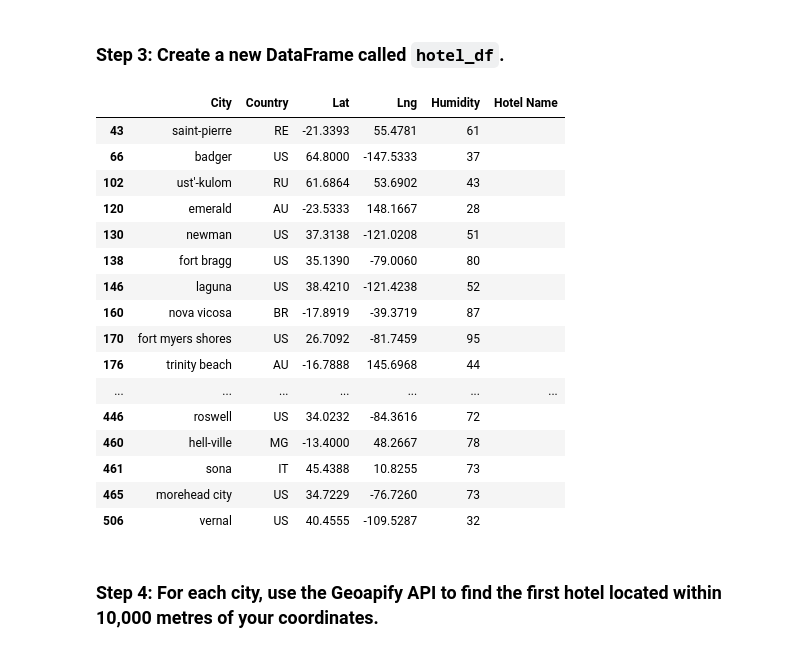
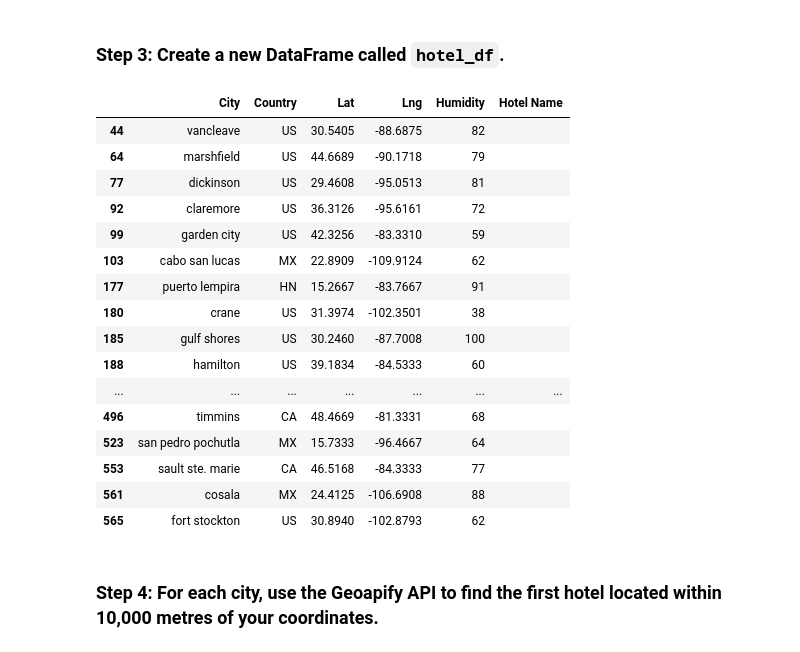
Before and after one commit to lukejjacobs/python-api-challenge, a Jupyter notebook: WeatherPy/VacationPy.ipynb, the cells around one changed output. Saved outputs shown, nothing was run; the diff lists cells and outputs as text; code cells hidden in the pictures.

```diff
--- a/WeatherPy/VacationPy.ipynb
+++ b/WeatherPy/VacationPy.ipynb
@@ -17,7 +17,7 @@ from api_keys import geoapify_key
 [interactive output not drawn]
 # %%
 # Load the CSV file created in Part 1 into a Pandas DataFrame
-city_data_df = pd.read_csv("output_data/cities.csv")
+city_data_df = pd.read_csv(r"C:\Users\lukej\OneDrive\Documents\GitHub\python-api-challenge\output_data\cities.csv")
 
 # Display sample data
 city_data_df.head()
@@ -41,12 +46,19 @@ FileNotFoundError: [Errno 2] No such file or directory: 'output_data/cities.csv'
 ### Step 2: Narrow down the `city_data_df` DataFrame to find your ideal weather condition
 # %%
 # Narrow down cities that fit criteria and drop any results with null values
-# YOUR CODE HERE
+
+temp = (city_data_df['Max Temp']>15) & (city_data_df['Max Temp']<30)
+lat = (city_data_df['Lat']>15) & (city_data_df['Lat']<50)
+long = (city_data_df['Lng']>-120) & (city_data_df['Lng']<-80)
+hum =(city_data_df['Humidity']>10) & (city_data_df['Humidity']<=100)
+weather_df = city_data_df[temp & lat & hum & long]
 
 # Drop any rows with null values
-# YOUR CODE HERE
+
+weather_df.dropna()
 
 # Display sample data
-# YOUR CODE HERE
+
+weather_df
 # %% [output]
 |  | City_ID | City | Lat | Lng | Max Temp | Humidity | Cloudiness | Wind Speed | Country | Date |
@@ -70,31 +82,34 @@ FileNotFoundError: [Errno 2] No such file or directory: 'output_data/cities.csv'
 ### Step 3: Create a new DataFrame called `hotel_df`.
 # %%
 # Use the Pandas copy function to create DataFrame called hotel_df to store the city, country, coordinates, and humidity
-# YOUR CODE HERE
+
+hotel_df = weather_df[['City', 'Country', 'Lat', 'Lng', 'Humidity']].copy()
 
 # Add an empty column, "Hotel Name," to the DataFrame so you can store the hotel found using the Geoapify API
-# YOUR CODE HERE
+
+hotel_df['Hotel Name'] = ''
 
 # Display sample data
-# YOUR CODE HERE
+
+hotel_df
 # %% [output]
 |  | City | Country | Lat | Lng | Humidity | Hotel Name |
-| 43 | saint-pierre | RE | -21.3393 | 55.4781 | 61 |  |
-| 66 | badger | US | 64.8000 | -147.5333 | 37 |  |
-| 102 | ust'-kulom | RU | 61.6864 | 53.6902 | 43 |  |
-| 120 | emerald | AU | -23.5333 | 148.1667 | 28 |  |
-| 130 | newman | US | 37.3138 | -121.0208 | 51 |  |
-| 138 | fort bragg | US | 35.1390 | -79.0060 | 80 |  |
-| 146 | laguna | US | 38.4210 | -121.4238 | 52 |  |
-| 160 | nova vicosa | BR | -17.8919 | -39.3719 | 87 |  |
-| 170 | fort myers shores | US | 26.7092 | -81.7459 | 95 |  |
-| 176 | trinity beach | AU | -16.7888 | 145.6968 | 44 |  |
+| 44 | vancleave | US | 30.5405 | -88.6875 | 82 |  |
+| 64 | marshfield | US | 44.6689 | -90.1718 | 79 |  |
+| 77 | dickinson | US | 29.4608 | -95.0513 | 81 |  |
+| 92 | claremore | US | 36.3126 | -95.6161 | 72 |  |
+| 99 | garden city | US | 42.3256 | -83.3310 | 59 |  |
+| 103 | cabo san lucas | MX | 22.8909 | -109.9124 | 62 |  |
+| 177 | puerto lempira | HN | 15.2667 | -83.7667 | 91 |  |
+| 180 | crane | US | 31.3974 | -102.3501 | 38 |  |
+| 185 | gulf shores | US | 30.2460 | -87.7008 | 100 |  |
+| 188 | hamilton | US | 39.1834 | -84.5333 | 60 |  |
 | ... | ... | ... | ... | ... | ... | ... |
-| 446 | roswell | US | 34.0232 | -84.3616 | 72 |  |
-| 460 | hell-ville | MG | -13.4000 | 48.2667 | 78 |  |
-| 461 | sona | IT | 45.4388 | 10.8255 | 73 |  |
-| 465 | morehead city | US | 34.7229 | -76.7260 | 73 |  |
-| 506 | vernal | US | 40.4555 | -109.5287 | 32 |  |
+| 496 | timmins | CA | 48.4669 | -81.3331 | 68 |  |
+| 523 | san pedro pochutla | MX | 15.7333 | -96.4667 | 64 |  |
+| 553 | sault ste. marie | CA | 46.5168 | -84.3333 | 77 |  |
+| 561 | cosala | MX | 24.4125 | -106.6908 | 88 |  |
+| 565 | fort stockton | US | 30.8940 | -102.8793 | 62 |  |
 # %% [markdown]
 ### Step 4: For each city, use the Geoapify API to find the first hotel located within 10,000 metres of your coordinates.
 # %%
```
Also changed, not shown: parts of 7 cells of this notebook, 5 other files.
